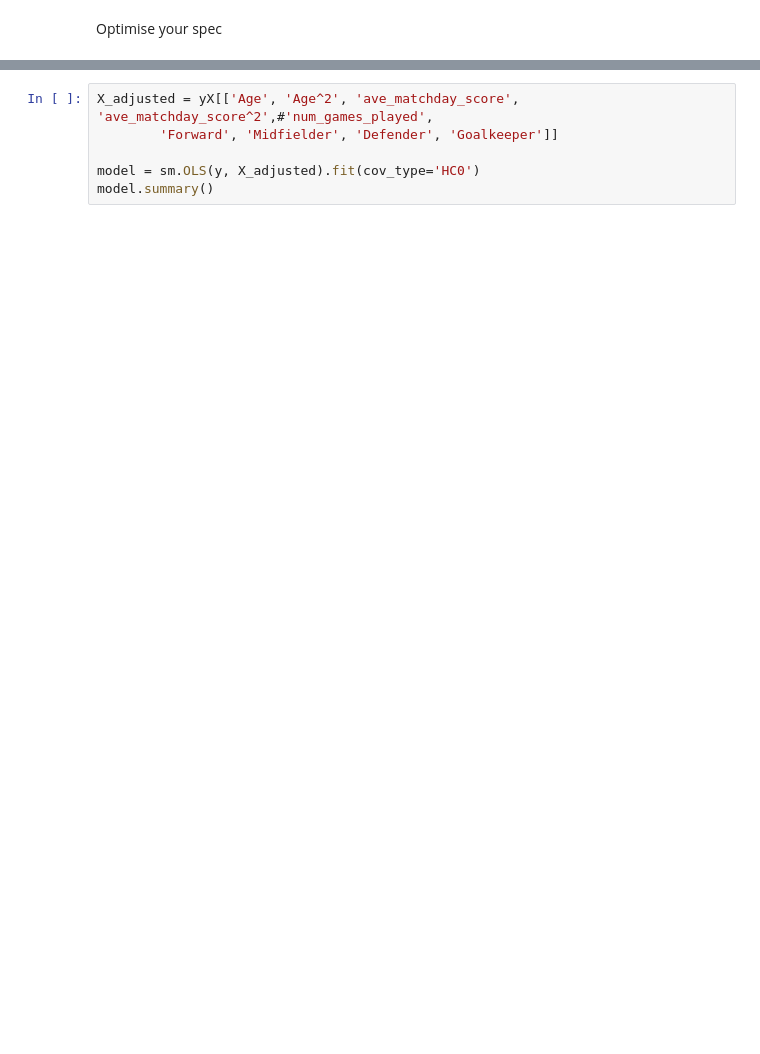
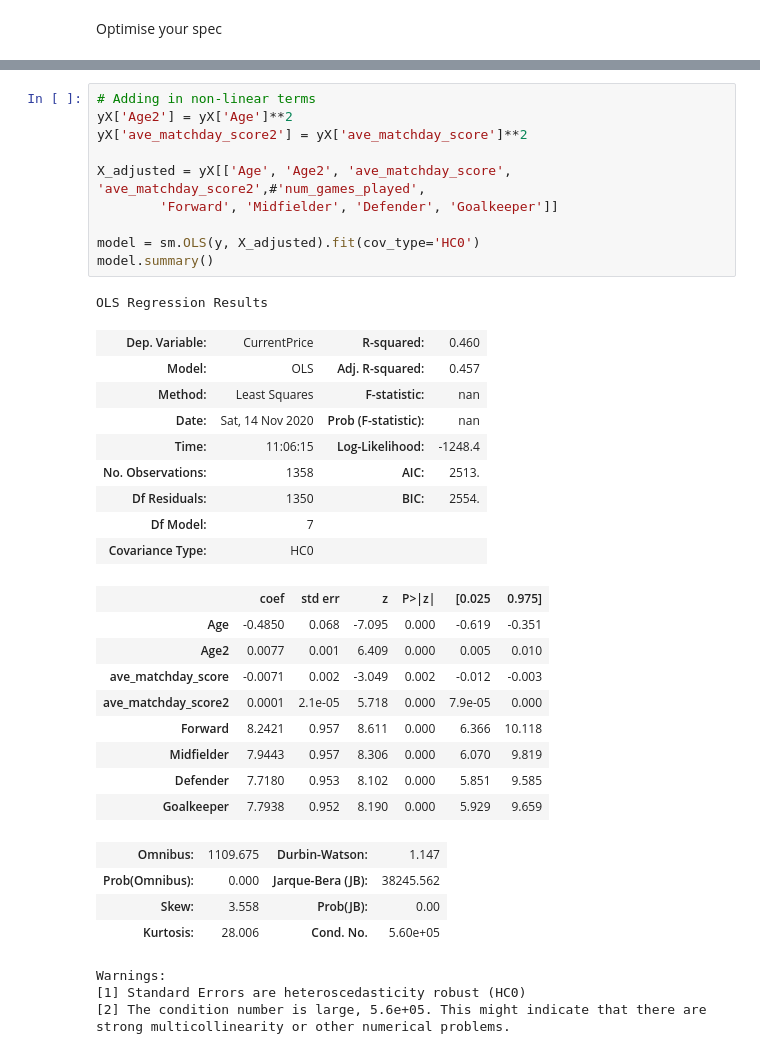
Before and after one commit to MikeyJW/football_index, a Jupyter notebook: player_value_model.ipynb, the cells around one changed output, grey strips where cells are left out. Cells and saved outputs as stored; diff of their text form; blank space fills up the shorter version.

```diff
--- a/player_value_model.ipynb
+++ b/player_value_model.ipynb
@@ -70,6 +103,38 @@ sm.graphics.plot_partregress('CurrentPrice', 'ave_matchday_score', ['Age', 'Forw
 # %%
-X_adjusted = yX[['Age', 'Age^2', 'ave_matchday_score', 'ave_matchday_score^2',#'num_games_played',
+# Adding in non-linear terms
+yX['Age2'] = yX['Age']**2
+yX['ave_matchday_score2'] = yX['ave_matchday_score']**2
+
+X_adjusted = yX[['Age', 'Age2', 'ave_matchday_score', 'ave_matchday_score2',#'num_games_played',
         'Forward', 'Midfielder', 'Defender', 'Goalkeeper']]
 
 model = sm.OLS(y, X_adjusted).fit(cov_type='HC0')
 model.summary()
+# %% [output]
+OLS Regression Results
+| Dep. Variable: | CurrentPrice | R-squared: | 0.460 |
+| Model: | OLS | Adj. R-squared: | 0.457 |
+| Method: | Least Squares | F-statistic: | nan |
+| Date: | Sat, 14 Nov 2020 | Prob (F-statistic): | nan |
+| Time: | 11:06:15 | Log-Likelihood: | -1248.4 |
+| No. Observations: | 1358 | AIC: | 2513. |
+| Df Residuals: | 1350 | BIC: | 2554. |
+| Df Model: | 7 |  |  |
+| Covariance Type: | HC0 |  |  |
+|  | coef | std err | z | P>|z| | [0.025 | 0.975] |
+| Age | -0.4850 | 0.068 | -7.095 | 0.000 | -0.619 | -0.351 |
+| Age2 | 0.0077 | 0.001 | 6.409 | 0.000 | 0.005 | 0.010 |
+| ave_matchday_score | -0.0071 | 0.002 | -3.049 | 0.002 | -0.012 | -0.003 |
+| ave_matchday_score2 | 0.0001 | 2.1e-05 | 5.718 | 0.000 | 7.9e-05 | 0.000 |
+| Forward | 8.2421 | 0.957 | 8.611 | 0.000 | 6.366 | 10.118 |
+| Midfielder | 7.9443 | 0.957 | 8.306 | 0.000 | 6.070 | 9.819 |
+| Defender | 7.7180 | 0.953 | 8.102 | 0.000 | 5.851 | 9.585 |
+| Goalkeeper | 7.7938 | 0.952 | 8.190 | 0.000 | 5.929 | 9.659 |
+| Omnibus: | 1109.675 | Durbin-Watson: | 1.147 |
+| Prob(Omnibus): | 0.000 | Jarque-Bera (JB): | 38245.562 |
+| Skew: | 3.558 | Prob(JB): | 0.00 |
+| Kurtosis: | 28.006 | Cond. No. | 5.60e+05 |
+Warnings:
+[1] Standard Errors are heteroscedasticity robust (HC0)
+[2] The condition number is large, 5.6e+05. This might indicate that there are
+strong multicollinearity or other numerical problems.
```
Also changed, not shown: parts of 11 cells of this notebook.
